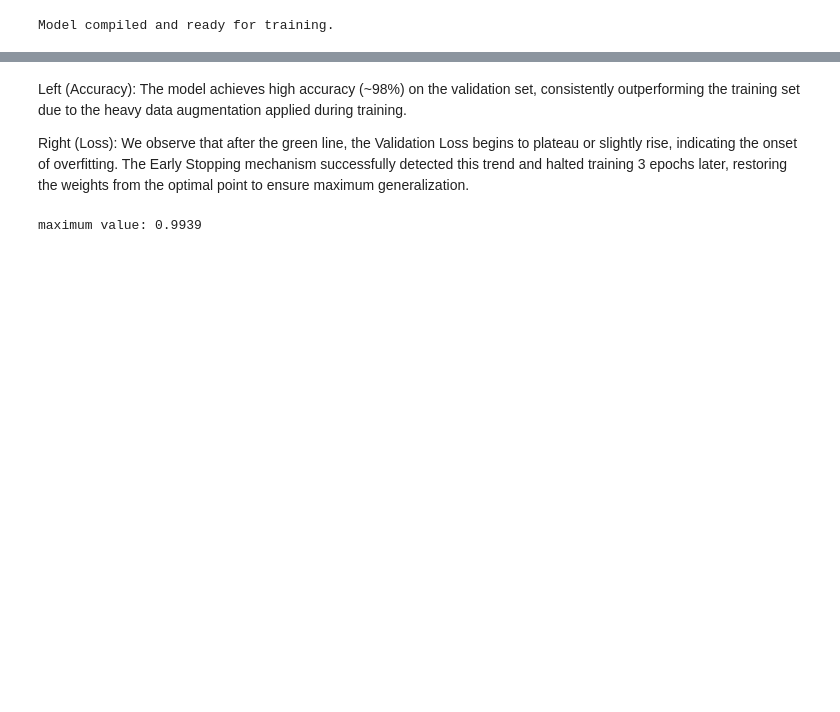
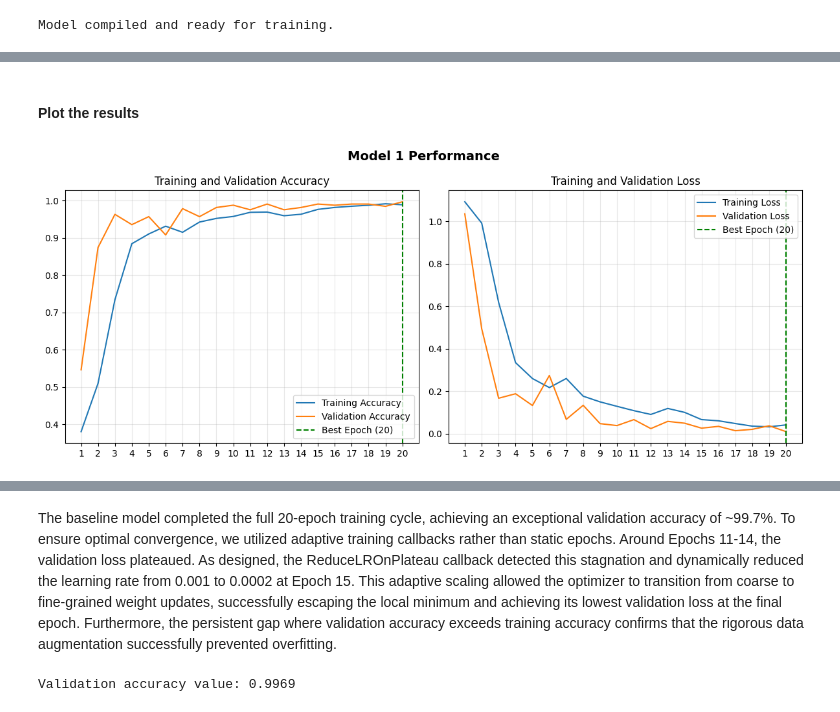
Before and after one commit to paolominini/rps-cnn-classifier, a Jupyter notebook: notebooks/03_first_model.ipynb, the cells around one changed output, grey strips where cells are left out. Saved outputs shown, nothing was run; the diff lists cells and outputs as text; code cells hidden in the pictures; blank space fills up the shorter version.

```diff
--- a/notebooks/03_first_model.ipynb
+++ b/notebooks/03_first_model.ipynb
@@ -159,0 +145,17 @@ Model compiled and ready for training.
+# %%
+# EarlyStopping: Stop if the model stops improving for 5 epochs (prevents wasting time)
+early_stopping = EarlyStopping(
+    monitor='val_loss',
+    patience=5,
+    restore_best_weights=True,
+    verbose=1
+)
+
+# ReduceLROnPlateau: If the model gets stuck, lower the learning rate to help it find the "sweet spot" when the loss value doesn't decrese after 3 epochs
+reduce_lr = ReduceLROnPlateau(
+    monitor='val_loss',
+    factor=0.2,   # Multiply LR by 0.2
+    patience=3,
+    min_lr=1e-6,
+    verbose=1
+)
@@ -243,0 +196,55 @@ Best model was restored from Epoch 11 (Lowest Val Loss: 0.0231)
+# %% [markdown]
+#### Plot the results
+# %%
+# extract data
+acc = history.history['accuracy']
+val_acc = history.history['val_accuracy']
+loss = history.history['loss']
+val_loss = history.history['val_loss']
+epochs_range = range(1, len(acc) + 1) # Shift the range to start at 1 instead of 0
+
+# Find best epoch and add 1 (to match the shifted range)
+best_epoch_idx = val_loss.index(min(val_loss))
+best_epoch = best_epoch_idx + 1
+
+# actual plot
+plt.figure(figsize=(12, 5))
+
+# - accuracy
+plt.subplot(1, 2, 1)
+plt.plot(epochs_range, acc, label='Training Accuracy')
+plt.plot(epochs_range, val_acc, label='Validation Accuracy')
+# Add vertical line at best epoch
+plt.axvline(x=best_epoch, color='green', linestyle='--', label=f'Best Epoch ({best_epoch})')
+plt.xticks(epochs_range)
+
+plt.legend(loc='lower right')
+plt.title('Training and Validation Accuracy')
+plt.grid(True, alpha=0.3)
+
+# - loss
+plt.subplot(1, 2, 2)
+plt.plot(epochs_range, loss, label='Training Loss')
+plt.plot(epochs_range, val_loss, label='Validation Loss')
+# Add vertical line at best epoch
+plt.axvline(x=best_epoch, color='green', linestyle='--', label=f'Best Epoch ({best_epoch})')
+
+# 3. FIX: Force the x-axis to show only our integer epochs
+plt.xticks(epochs_range)
+
+plt.legend(loc='upper right')
+plt.title('Training and Validation Loss')
+plt.grid(True, alpha=0.3)
+
+plt.suptitle('Model 1 Performance', fontweight='bold', fontsize=14)
+plt.tight_layout()
+
+# Save and Show
+save_path = os.path.abspath('../reports/figures/training_history_1.png')
+plt.savefig(save_path) # Uncomment to save
+plt.show()
+
+# Print the final result cleanly
+print(f"Best model was restored from Epoch {best_epoch} (Lowest Val Loss: {min(val_loss):.4f})")
+# %% [output]
+[figure, added]
@@ -244,8 +252,6 @@ Best model was restored from Epoch 11 (Lowest Val Loss: 0.0231)
 # %% [markdown]
-Left (Accuracy): The model achieves high accuracy (~98%) on the validation set, consistently outperforming the training set due to the heavy data augmentation applied during training.
-
-Right (Loss): We observe that after the green line, the Validation Loss begins to plateau or slightly rise, indicating the onset of overfitting. The Early Stopping mechanism successfully detected this trend and halted training 3 epochs later, restoring the weights from the optimal point to ensure maximum generalization.
+The baseline model completed the full 20-epoch training cycle, achieving an exceptional validation accuracy of ~99.7%. To ensure optimal convergence, we utilized adaptive training callbacks rather than static epochs. Around Epochs 11-14, the validation loss plateaued. As designed, the ReduceLROnPlateau callback detected this stagnation and dynamically reduced the learning rate from 0.001 to 0.0002 at Epoch 15. This adaptive scaling allowed the optimizer to transition from coarse to fine-grained weight updates, successfully escaping the local minimum and achieving its lowest validation loss at the final epoch. Furthermore, the persistent gap where validation accuracy exceeds training accuracy confirms that the rigorous data augmentation successfully prevented overfitting.
 # %%
-print(f"maximum value: {max(val_acc):.4f}")
+print(f"Validation accuracy value: {max(val_acc):.4f}")
 # %% [output]
-maximum value: 0.9939
+Validation accuracy value: 0.9969
```
Also changed, not shown: parts of 16 cells of this notebook.
